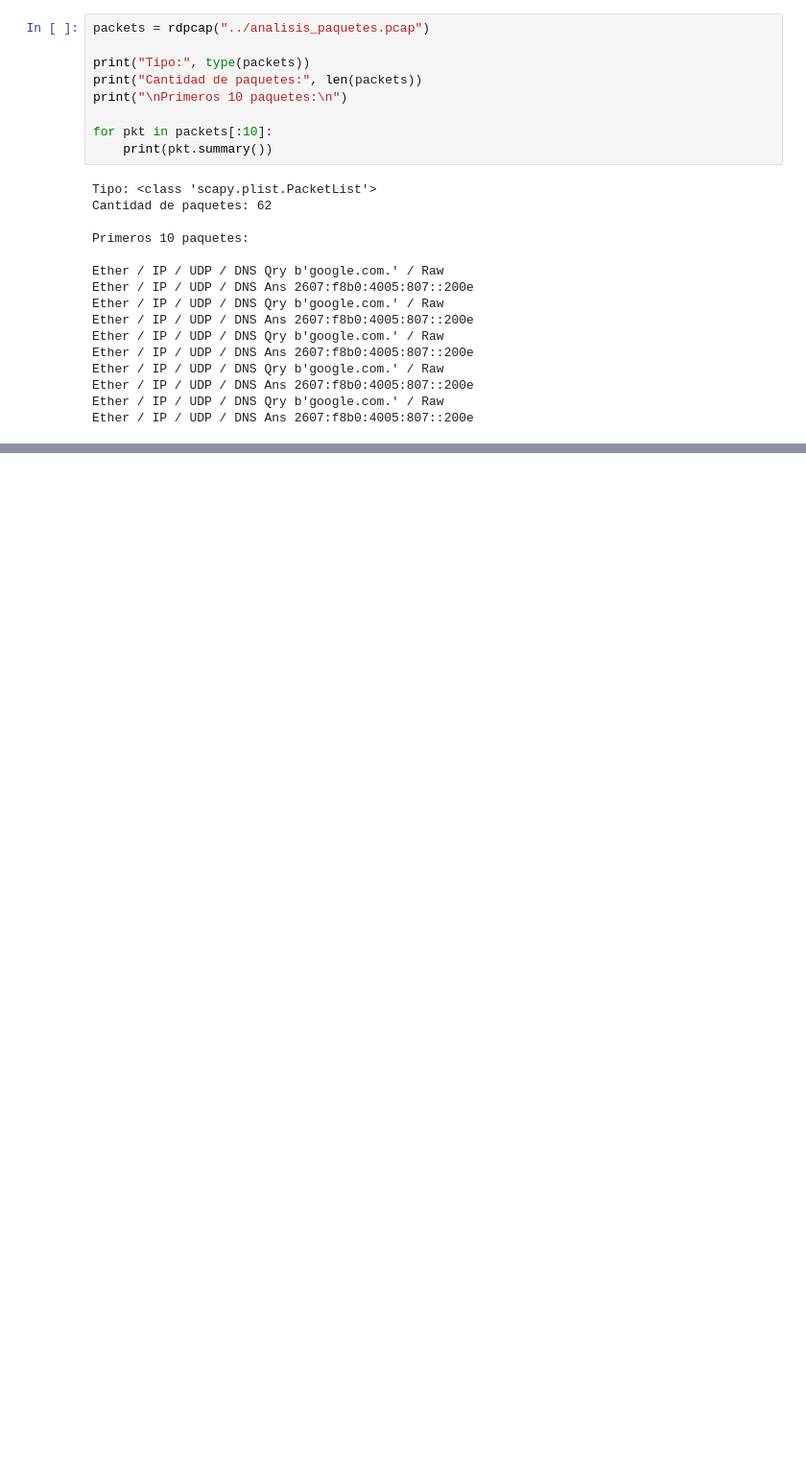
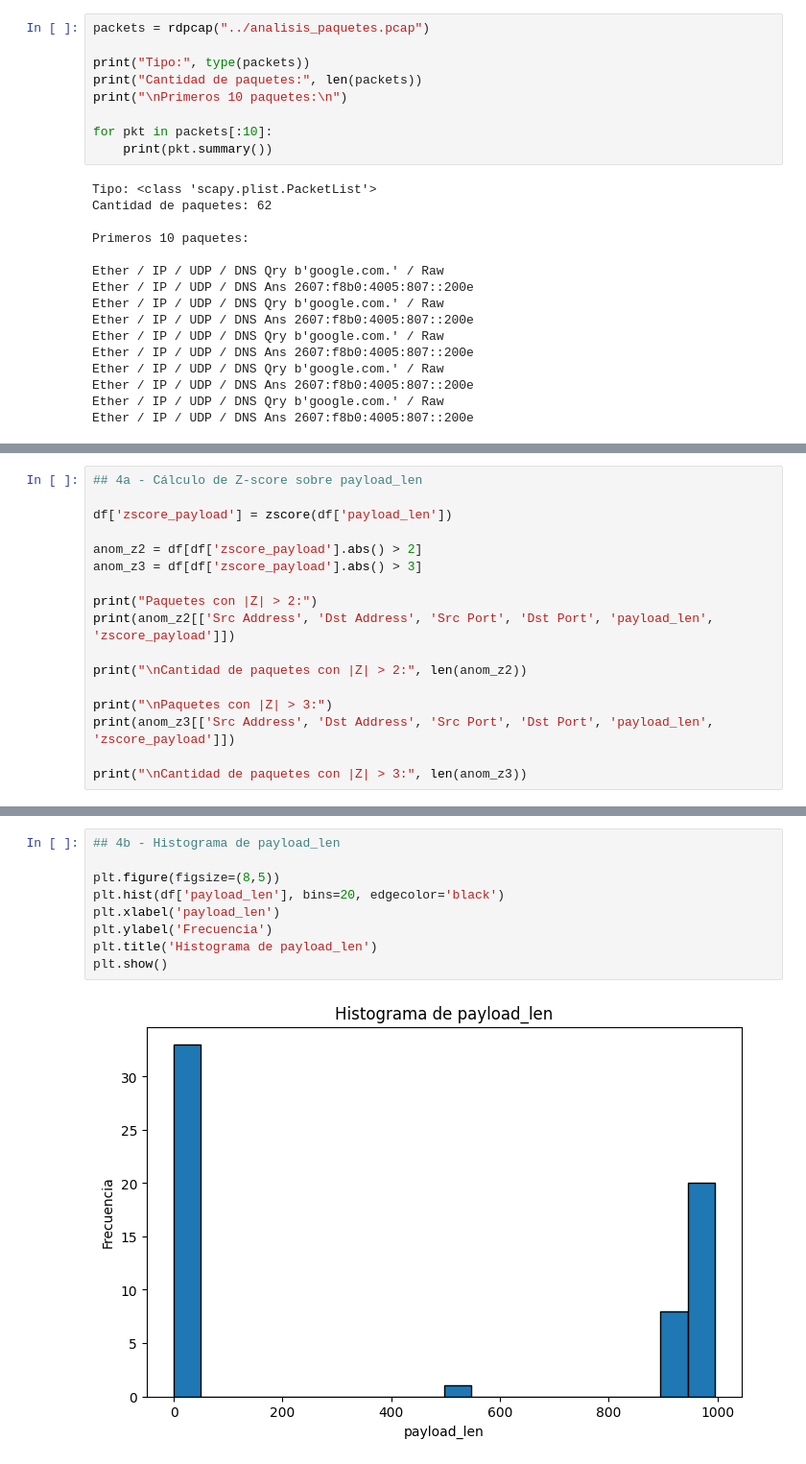
Before and after one commit to EstebanZG999/Lab5_SDS, a Jupyter notebook: src/traffic_analysis.ipynb, the cells around one changed output, grey strips where cells are left out. Shown at 96% size. Drawn from its saved outputs; the diff is of its cells as text; blank space fills up the shorter version.

```diff
--- a/src/traffic_analysis.ipynb
+++ b/src/traffic_analysis.ipynb
@@ -42,0 +294,17 @@ Ether / IP / UDP / DNS Ans 2607:f8b0:4005:807::200e
+# %%
+## 4a - Cálculo de Z-score sobre payload_len
+
+df['zscore_payload'] = zscore(df['payload_len'])
+
+anom_z2 = df[df['zscore_payload'].abs() > 2]
+anom_z3 = df[df['zscore_payload'].abs() > 3]
+
+print("Paquetes con |Z| > 2:")
+print(anom_z2[['Src Address', 'Dst Address', 'Src Port', 'Dst Port', 'payload_len', 'zscore_payload']])
+
+print("\nCantidad de paquetes con |Z| > 2:", len(anom_z2))
+
+print("\nPaquetes con |Z| > 3:")
+print(anom_z3[['Src Address', 'Dst Address', 'Src Port', 'Dst Port', 'payload_len', 'zscore_payload']])
+
+print("\nCantidad de paquetes con |Z| > 3:", len(anom_z3))
@@ -42,0 +325,11 @@ Ether / IP / UDP / DNS Ans 2607:f8b0:4005:807::200e
+# %%
+## 4b - Histograma de payload_len
+
+plt.figure(figsize=(8,5))
+plt.hist(df['payload_len'], bins=20, edgecolor='black')
+plt.xlabel('payload_len')
+plt.ylabel('Frecuencia')
+plt.title('Histograma de payload_len')
+plt.show()
+# %% [output]
+[figure, added]
```
Also changed, not shown: parts of 45 cells of this notebook.
